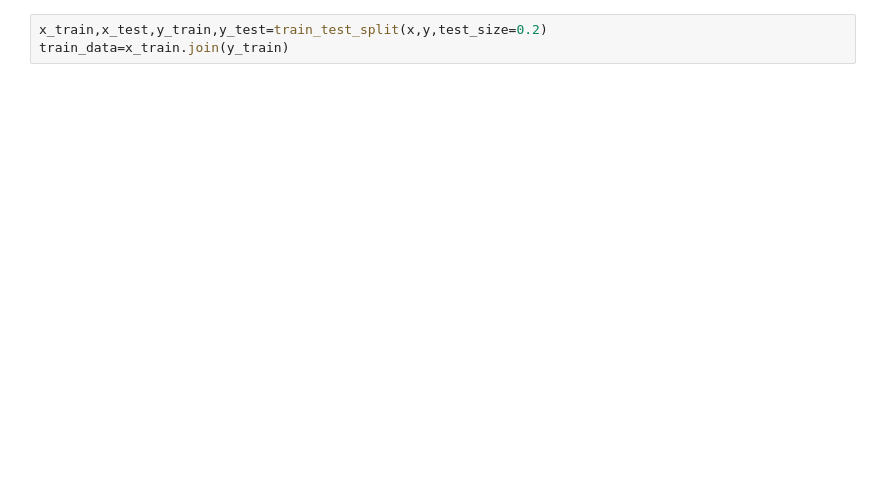
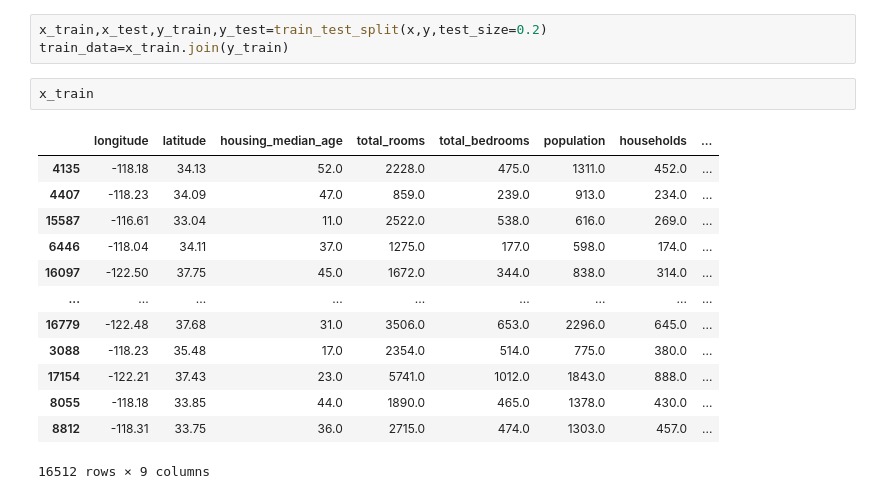
Before and after one commit to Yadelew-zemene/1-HOUSE-PRICE-PREDICTOR-MINI-PROJECT-, a Jupyter notebook: MainFile.ipynb, the cells around one changed output. Drawn from its saved outputs; the diff is of its cells as text; blank space fills up the shorter version.

```diff
--- a/MainFile.ipynb
+++ b/MainFile.ipynb
@@ -102,3 +137,19 @@ Name: median_house_value, Length: 20433, dtype: float64
 # %%
 x_train,x_test,y_train,y_test=train_test_split(x,y,test_size=0.2)
 train_data=x_train.join(y_train)
+# %%
+x_train
+# %% [output]
+|  | longitude | latitude | housing_median_age | total_rooms | total_bedrooms | population | households | ... |
+| 4135 | -118.18 | 34.13 | 52.0 | 2228.0 | 475.0 | 1311.0 | 452.0 | ... |
+| 4407 | -118.23 | 34.09 | 47.0 | 859.0 | 239.0 | 913.0 | 234.0 | ... |
+| 15587 | -116.61 | 33.04 | 11.0 | 2522.0 | 538.0 | 616.0 | 269.0 | ... |
+| 6446 | -118.04 | 34.11 | 37.0 | 1275.0 | 177.0 | 598.0 | 174.0 | ... |
+| 16097 | -122.50 | 37.75 | 45.0 | 1672.0 | 344.0 | 838.0 | 314.0 | ... |
+| ... | ... | ... | ... | ... | ... | ... | ... | ... |
+| 16779 | -122.48 | 37.68 | 31.0 | 3506.0 | 653.0 | 2296.0 | 645.0 | ... |
+| 3088 | -118.23 | 35.48 | 17.0 | 2354.0 | 514.0 | 775.0 | 380.0 | ... |
+| 17154 | -122.21 | 37.43 | 23.0 | 5741.0 | 1012.0 | 1843.0 | 888.0 | ... |
+| 8055 | -118.18 | 33.85 | 44.0 | 1890.0 | 465.0 | 1378.0 | 430.0 | ... |
+| 8812 | -118.31 | 33.75 | 36.0 | 2715.0 | 474.0 | 1303.0 | 457.0 | ... |
+16512 rows × 9 columns
```
Also changed, not shown: parts of 25 cells of this notebook.
